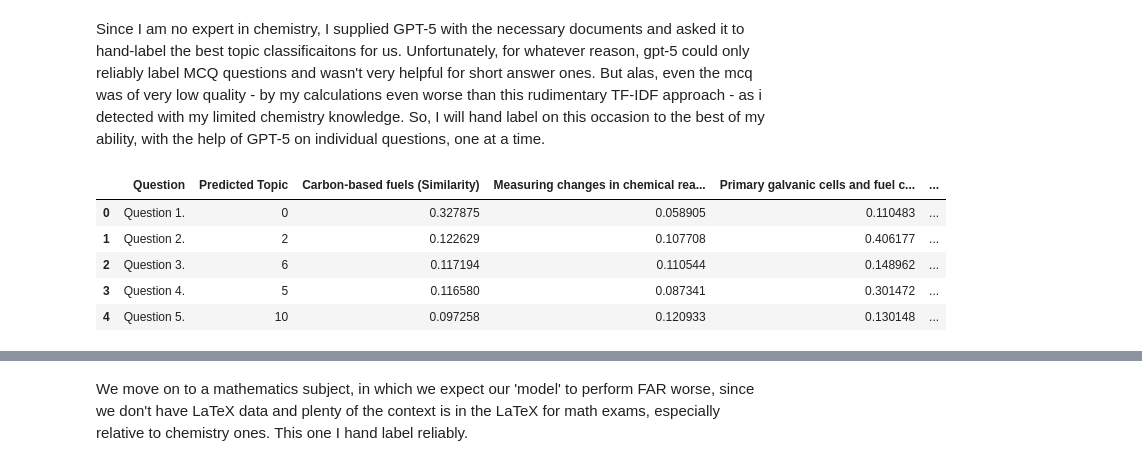
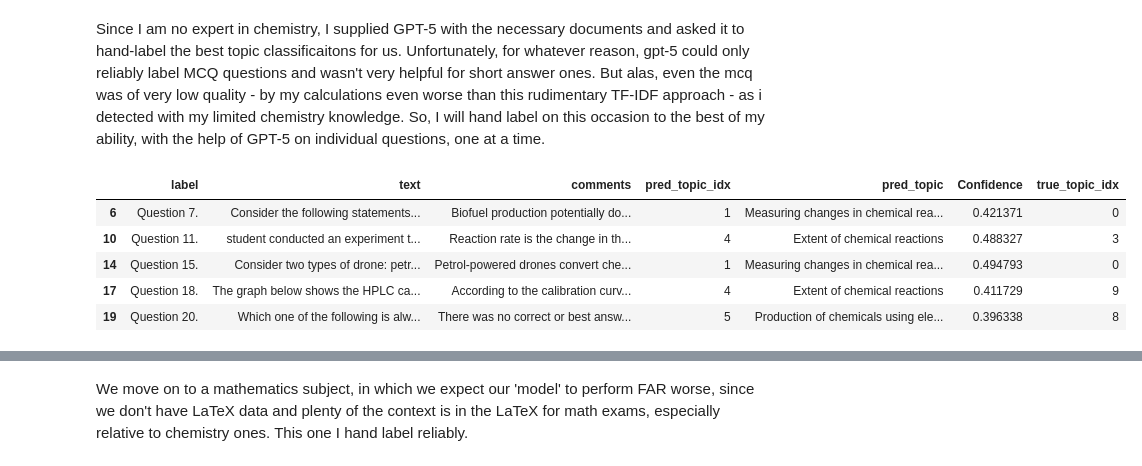
Before and after one commit to ykip10/Qlassifier, a Jupyter notebook: src/Qlassifier/baseline.ipynb, the cells around one changed output, grey strips where cells are left out. Cells and saved outputs as stored; diff of their text form; code cells hidden in the pictures.

```diff
--- a/src/Qlassifier/baseline.ipynb
+++ b/src/Qlassifier/baseline.ipynb
@@ -23,21 +25,36 @@ for subject, exam in zip(subjects, exams):
 # %% [markdown]
 Since I am no expert in chemistry, I supplied GPT-5 with the necessary documents and asked it to hand-label the best topic classificaitons for us. Unfortunately, for whatever reason, gpt-5 could only reliably label MCQ questions and wasn't very helpful for short answer ones. But alas, even the mcq was of very low quality - by my calculations even worse than this rudimentary TF-IDF approach - as i detected with my limited chemistry knowledge. So, I will hand label on this occasion to the best of my ability, with the help of GPT-5 on individual questions, one at a time.
 # %%
-true_topic_indices = [ # labelled -1 if i dont know
+true_topic_mcq = [
     0, 2, 6, 5, 10, 9, 0, 4, 0, 4,
     3, 3, 6, 4, 0, 9, 1, 9, 6, 8,
     10 ,2, 6, 2, 5, 11, 12, 2, 9, 2,
 ]
 
+true_topic_indices = true_topic_mcq + [
+    6, 7, 7, 6, 6, 2, 2, 2, 2,   # Q1
+    6, 10, 10, 10, 6, 10, 6, 10, # Q2
+    0, 0, 0, 0, 0, 6,            # Q3
+    7, 6, 7, 7, 7,               # Q4
+    0, 4, 4, 3,                  # Q5
+    2, 2, 2, 2, 2,               # Q6
+    9, 9, 9, 9, 9,               # Q7
+    3, 12, 12, 1, 1, 11, 11, 11, # Q8
+    5, 5                         # Q9
+]
+
 chem_df = dfs[0]
-mcq_chem = chem_df.loc[:29, :].copy()
-mcq_chem["True Topic"] = true_topic_indices
-
-mcq_chem.head(5)
+cos_chem = cos_lst[0] # cosine similarities
+chem_df["true_topic_idx"] = true_topic_indices
+mcq_chem = chem_df.loc[:29]
-# %% [output]
-|  | Question | Predicted Topic | Carbon-based fuels (Similarity) | Measuring changes in chemical rea... | Primary galvanic cells and fuel c... | ... |
-| 0 | Question 1. | 0 | 0.327875 | 0.058905 | 0.110483 | ... |
-| 1 | Question 2. | 2 | 0.122629 | 0.107708 | 0.406177 | ... |
-| 2 | Question 3. | 6 | 0.117194 | 0.110544 | 0.148962 | ... |
-| 3 | Question 4. | 5 | 0.116580 | 0.087341 | 0.301472 | ... |
-| 4 | Question 5. | 10 | 0.097258 | 0.120933 | 0.130148 | ... |
+# %%
+incorrect_chem = chem_df[chem_df["pred_topic_idx"] != chem_df["true_topic_idx"]]
+correct_chem = chem_df[chem_df["pred_topic_idx"] == chem_df["true_topic_idx"]]
+incorrect_chem.head(5)
+# %% [output]
+|  | label | text | comments | pred_topic_idx | pred_topic | Confidence | true_topic_idx |
+| 6 | Question 7. | Consider the following statements... | Biofuel production potentially do... | 1 | Measuring changes in chemical rea... | 0.421371 | 0 |
+| 10 | Question 11. | student conducted an experiment t... | Reaction rate is the change in th... | 4 | Extent of chemical reactions | 0.488327 | 3 |
+| 14 | Question 15. | Consider two types of drone: petr... | Petrol-powered drones convert che... | 1 | Measuring changes in chemical rea... | 0.494793 | 0 |
+| 17 | Question 18. | The graph below shows the HPLC ca... | According to the calibration curv... | 4 | Extent of chemical reactions | 0.411729 | 9 |
+| 19 | Question 20. | Which one of the following is alw... | There was no correct or best answ... | 5 | Production of chemicals using ele... | 0.396338 | 8 |
```
Also changed, not shown: parts of 14 cells of this notebook, 8 other files.
